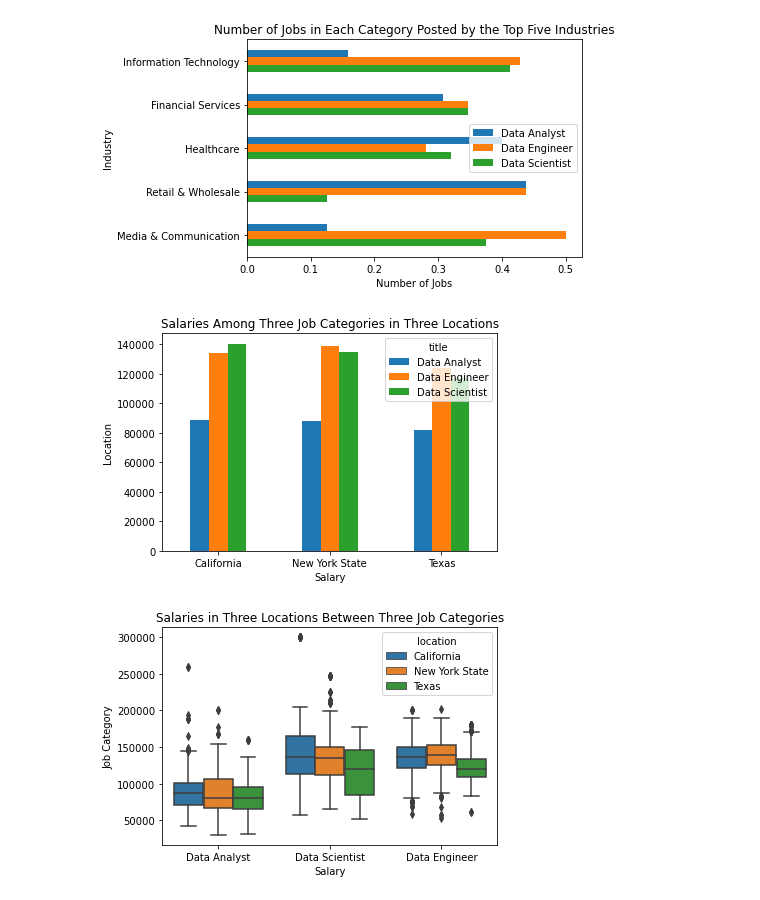
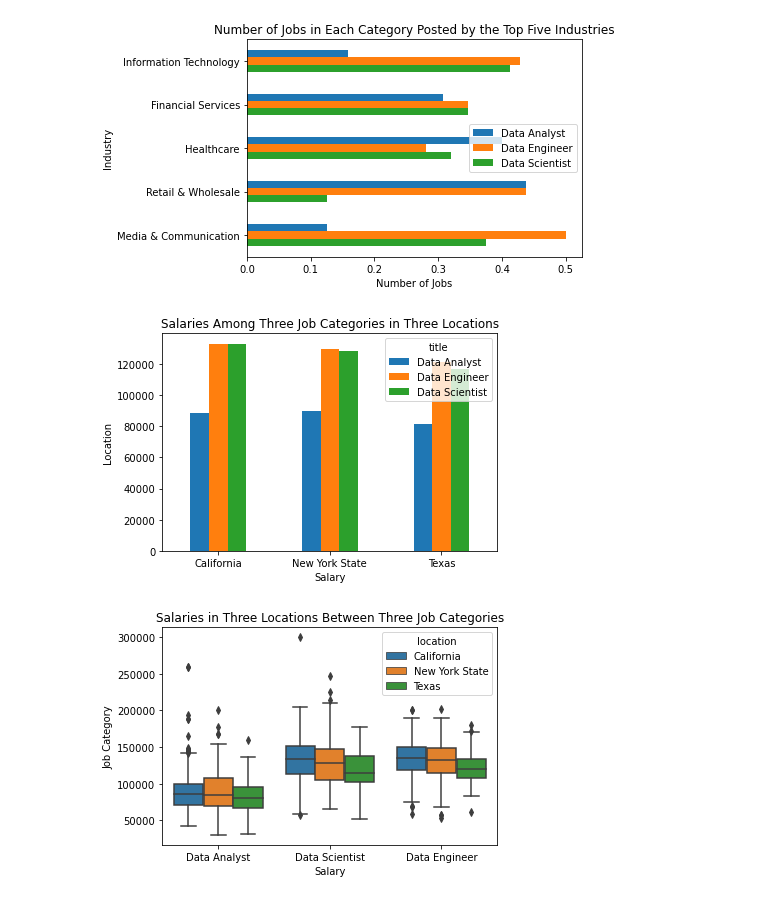
Before and after one commit to Yangxi-Yu/Eco395m-Army-Ants, a Jupyter notebook: code/analysis_figures.ipynb, the cells around one changed output. Drawn from its saved outputs; the diff is of its cells as text; code cells hidden in the pictures.

```diff
--- a/code/analysis_figures.ipynb
+++ b/code/analysis_figures.ipynb
@@ -177,15 +177,15 @@ plt.savefig('../figure/figure4.png', bbox_inches = 'tight', dpi=100)
 # %% [output]
 [figure]
 # %%
-IN_PATH_salary = os.path.join('../data', 'basic_info.csv')
+IN_PATH_salary = os.path.join('../data', 'job_basic_info.csv')
 salary = pd.read_csv(IN_PATH_salary)
 salary.groupby(['location','title'])['salary_mean'].mean().unstack(fill_value=0).plot.bar(rot=0)
 plt.title('Salaries Among Three Job Categories in Three Locations')
 plt.xlabel('Salary')
 plt.ylabel('Location')
 plt.savefig('../figure/figure5-1.png', bbox_inches = 'tight', dpi=100)
 # %% [output]
-[figure, old version]
+[figure, new version]
 # %%
 sns.boxplot(y='salary_mean',data=salary,x='title',hue='location')
 plt.title('Salaries in Three Locations Between Three Job Categories')
@@ -193,4 +193,4 @@ plt.xlabel('Salary')
 plt.ylabel('Job Category')
 plt.savefig('../figure/figure5-2.png', bbox_inches = 'tight', dpi=100)
 # %% [output]
-[figure, old version]
+[figure, new version]
```
Also changed, not shown: parts of 6 cells of this notebook.
